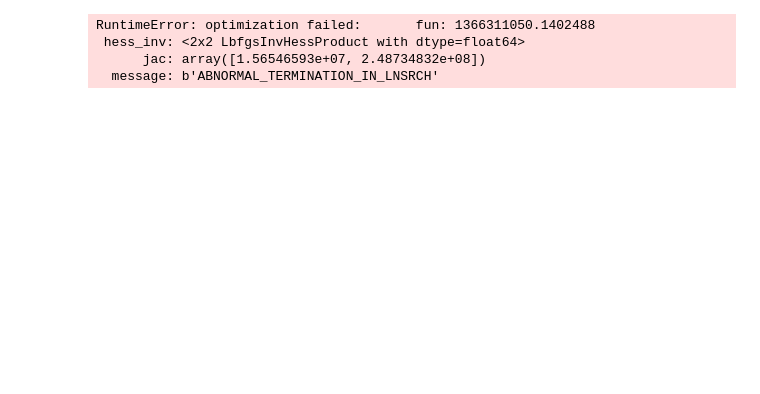
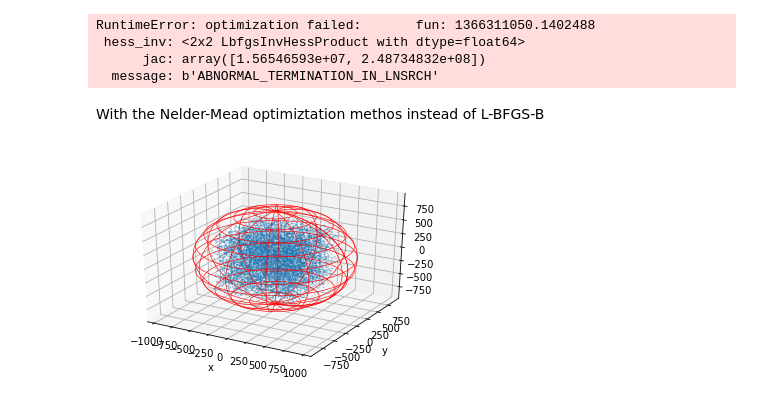
Before and after one commit to D-FS/Cuttings, a Jupyter notebook: bounding_ellispoid_notebook.ipynb, the cells around one changed output. Drawn from its saved outputs; the diff is of its cells as text; code cells hidden in the pictures; blank space fills up the shorter version.

Commit message:
Update: -real dichotomy to included and bounding ellipsoid -updated notebooks -minor changes and corrections in plot

```diff
--- a/bounding_ellispoid_notebook.ipynb
+++ b/bounding_ellispoid_notebook.ipynb
@@ -95,3 +124,12 @@ RuntimeError: optimization failed:       fun: 1366311050.1402488
  hess_inv: <2x2 LbfgsInvHessProduct with dtype=float64>
       jac: array([1.56546593e+07, 2.48734832e+08])
   message: b'ABNORMAL_TERMINATION_IN_LNSRCH'
+# %% [markdown]
+With the Nelder-Mead optimiztation methos instead of L-BFGS-B
+# %%
+ellipsoid = be.bounding_ellipsoid_optim(aggregate)
+rotated_aggregate = bf.rotate_aggregate(aggregate,
+                                        angles=ellipsoid['bbox']['angles'])
+ax = plot.fit_ellipsoid_plot(rotated_aggregate, ellipsoid)
+# %% [output]
+[figure, added]
```
Also changed, not shown: parts of 8 cells of this notebook, 5 other files.
